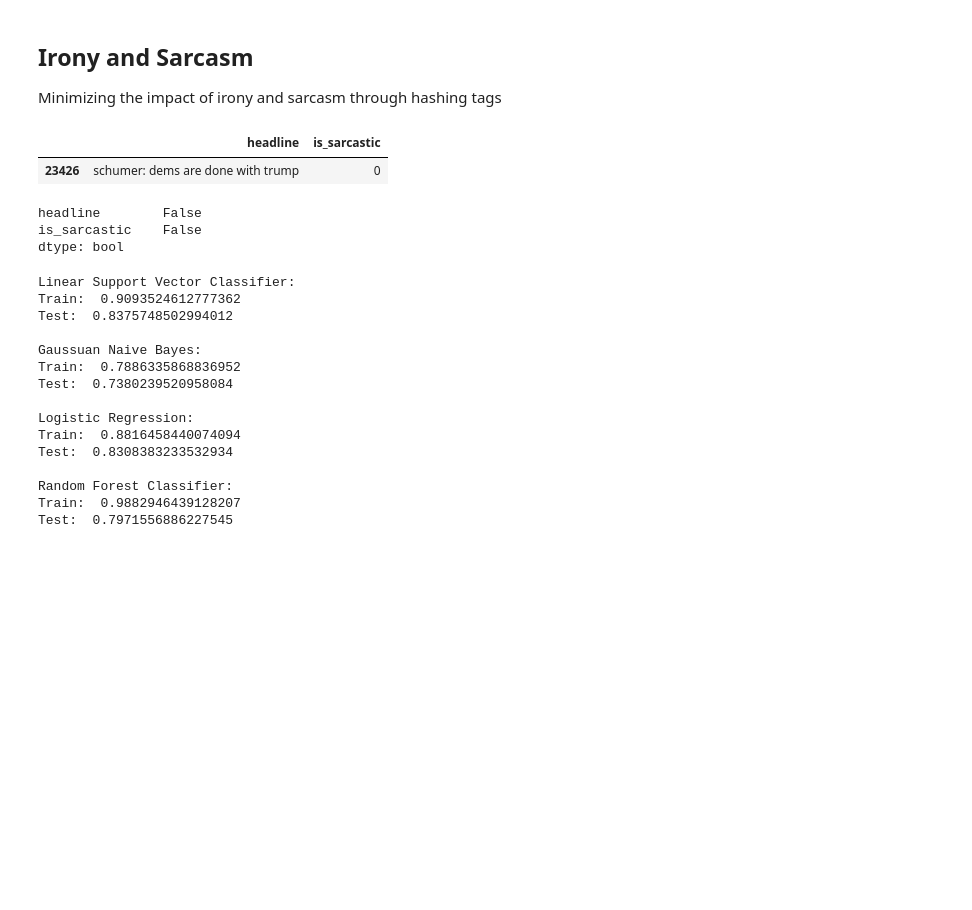
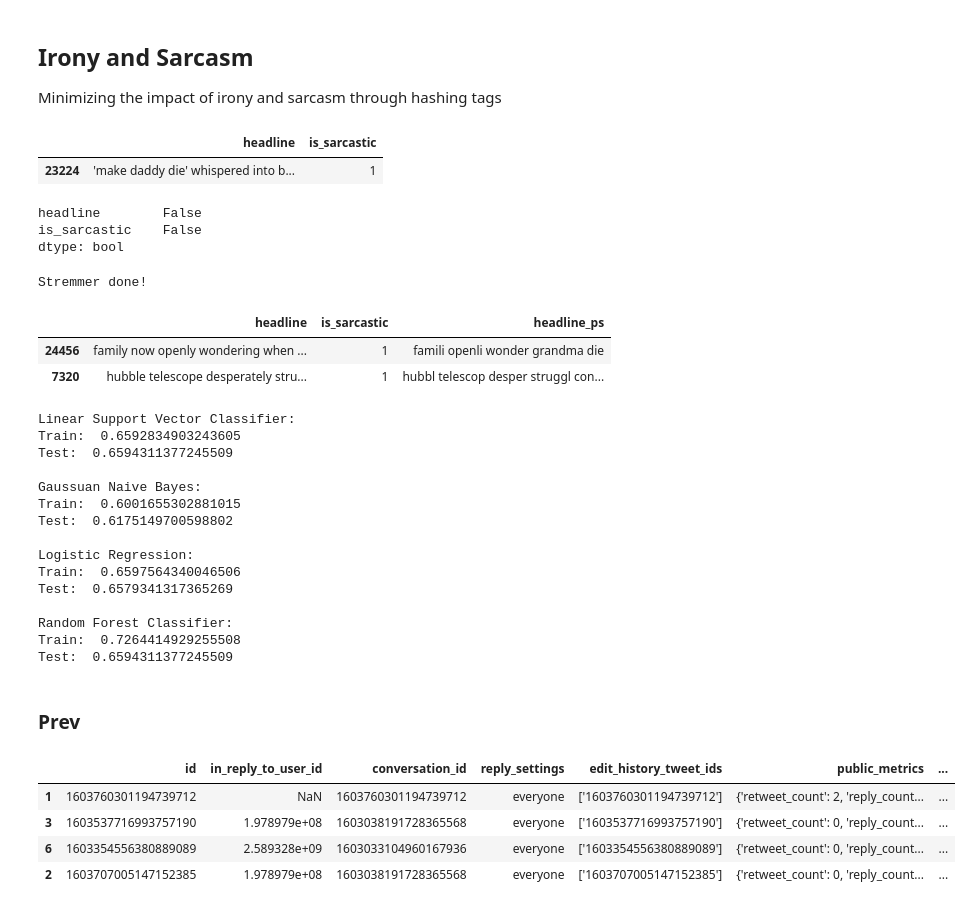
Before and after one commit to gustavohn73/CA2, a Jupyter notebook: CA2_V0_ML.ipynb, the cells around one changed output. Cells and saved outputs as stored; diff of their text form; code cells hidden in the pictures; blank space fills up the shorter version.

```diff
--- a/CA2_V0_ML.ipynb
+++ b/CA2_V0_ML.ipynb
@@ -371,10 +357,9 @@ sarcasm_key =["#sarcasm",
-# %%
-news = pd.read_json("sarcasm_headlines.json", lines=True)
-news = news.iloc[:,-2:]
-news.sample()
-# %% [output]
-|  | headline | is_sarcastic |
-| 23426 | schumer: dems are done with trump | 0 |
+# %%
+news = pd.read_csv('sarcasm_headlines.bz2')
+news.sample()
+# %% [output]
+|  | headline | is_sarcastic |
+| 23224 | 'make daddy die' whispered into b... | 1 |
 # %%
 print(news.isnull().any(axis = 0))
 # %% [output]
@@ -401,3 +369,26 @@ features = tv.fit_transform(features).toarray()
+# %%
+stremming(news, 'headline', 'headline_ps')
+# %% [output]
+Stremmer done!
+# %%
+news.sample(2)
+# %% [output]
+|  | headline | is_sarcastic | headline_ps |
+| 24456 | family now openly wondering when ... | 1 | famili openli wonder grandma die |
+| 7320 | hubble telescope desperately stru... | 1 | hubbl telescop desper struggl con... |
+# %%
+def create_features(df, col, max_feat):
+    features = df[col]
+
+    # vectorizing the data with maximum features
+    tv = TfidfVectorizer(max_features = max_feat)
+    features = list(features)
+    features = tv.fit_transform(features).toarray()
+
+    return features
+# %%
+features = create_features(news, 'headline_ps', 100)
+labels = news['is_sarcastic']
 # %%
 # getting training and testing data
 features_train, features_test, labels_train, labels_test = train_test_split(features, labels, test_size = .05, random_state = 0)
@@ -419,7 +410,7 @@ print('Test: ',gnb.score(features_test, labels_test))
 print('\nLogistic Regression:')
 lr = LogisticRegression()
 lr.fit(features_train, labels_train)
-print('Train: ',lr.score(features_train, labels_train)
+print('Train: ',lr.score(features_train, labels_train))
 print('Test: ',lr.score(features_test, labels_test))
 
 
@@ -430,17 +421,31 @@ print('Train: ',rfc.score(features_train, labels_train))
 print('Test: ',rfc.score(features_test, labels_test))
 # %% [output]
 Linear Support Vector Classifier:
-Train:  0.9093524612777362
-Test:  0.8375748502994012
+Train:  0.6592834903243605
+Test:  0.6594311377245509
 
 Gaussuan Naive Bayes:
-Train:  0.7886335868836952
-Test:  0.7380239520958084
+Train:  0.6001655302881015
+Test:  0.6175149700598802
 
 Logistic Regression:
-Train:  0.8816458440074094
-Test:  0.8308383233532934
+Train:  0.6597564340046506
+Test:  0.6579341317365269
 
 Random Forest Classifier:
-Train:  0.9882946439128207
-Test:  0.7971556886227545
+Train:  0.7264414929255508
+Test:  0.6594311377245509
+# %% [markdown]
+### Prev
+# %%
+prev = create_features(tweets, 'text_ps', 100)
+# %%
+tweets['is_sarcastic'] = lsvc.predict(prev)
+# %%
+tweets.sample(4)
+# %% [output]
+|  | id | in_reply_to_user_id | conversation_id | reply_settings | edit_history_tweet_ids | public_metrics | ... |
+| 1 | 1603760301194739712 | NaN | 1603760301194739712 | everyone | ['1603760301194739712'] | {'retweet_count': 2, 'reply_count... | ... |
+| 3 | 1603537716993757190 | 1.978979e+08 | 1603038191728365568 | everyone | ['1603537716993757190'] | {'retweet_count': 0, 'reply_count... | ... |
+| 6 | 1603354556380889089 | 2.589328e+09 | 1603033104960167936 | everyone | ['1603354556380889089'] | {'retweet_count': 0, 'reply_count... | ... |
+| 2 | 1603707005147152385 | 1.978979e+08 | 1603038191728365568 | everyone | ['1603707005147152385'] | {'retweet_count': 0, 'reply_count... | ... |
```
Also changed, not shown: parts of 18 cells of this notebook, 3 other files.
